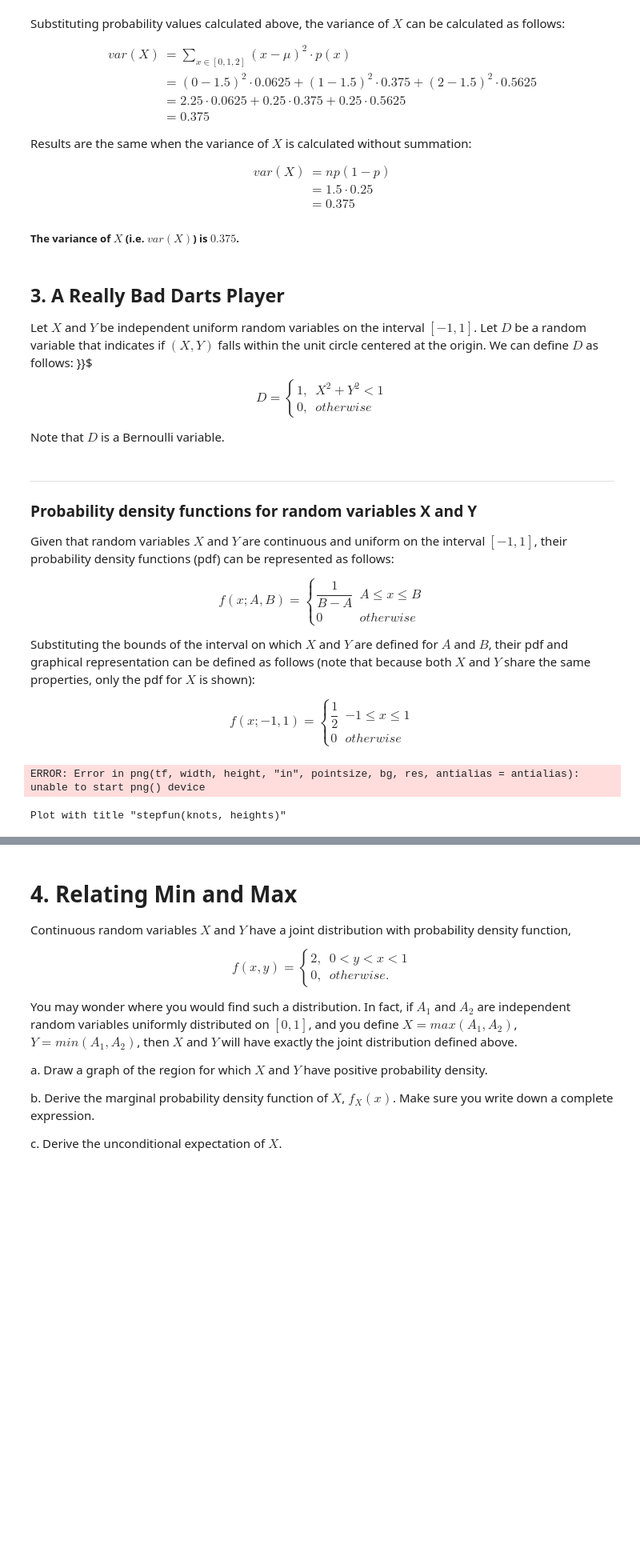
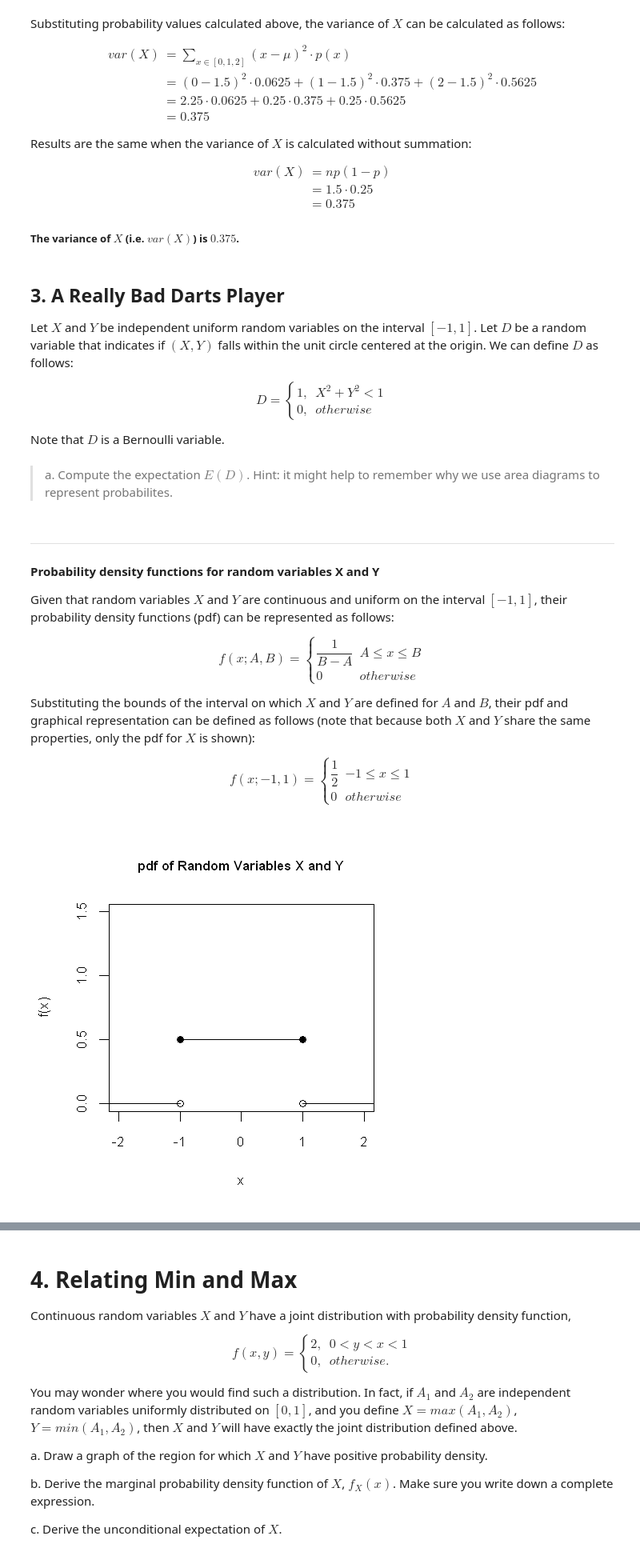
Before and after one commit to bdandersen-berkeley/mids, a Jupyter notebook: W203/homework/Brad_Andersen_lab_1.ipynb, the cells around one changed output, grey strips where cells are left out. Shown at 80% size. Drawn from its saved outputs; the diff is of its cells as text; code cells hidden in the pictures; blank space fills up the shorter version.

```diff
--- a/W203/homework/Brad_Andersen_lab_1.ipynb
+++ b/W203/homework/Brad_Andersen_lab_1.ipynb
@@ -255,7 +255,7 @@ var(X) & = np(1 - p) \\
 ## 3. A Really Bad Darts Player
 
 Let $X$ and $Y$ be independent uniform random variables on the interval $[-1,1]$.  Let $D$ be a random variable that indicates if $(X,Y)$ falls within the unit circle centered at the origin.  We can define $D$ as follows:
-}}$
+
 $$ D = \begin{cases}
 1, &X^2 + Y^2 < 1 \\
 0, &otherwise
@@ -263,9 +263,11 @@ $$ D = \begin{cases}
 $$
 
 Note that $D$ is a Bernoulli variable.
+# %% [markdown]
+> a. Compute the expectation $E(D)$.  Hint: it might help to remember why we use area diagrams to represent probabilites.
 # %% [markdown]
 ---
-### Probability density functions for random variables X and Y
+#### Probability density functions for random variables X and Y
 
 Given that random variables $X$ and $Y$ are continuous and uniform on the interval $[-1,1]$, their probability density functions (pdf) can be represented as follows:
 
@@ -285,12 +287,22 @@ f(x; -1, 1) = \begin{cases}
 \end{cases}
 $$
 # %%
+options(repr.plot.width=4, repr.plot.height=4)
+par(ps = 10, cex = 1, cex.main = 1)
 a <- -1; b <- 1; min_x <- a - 1; max_x <- b + 1; prob_x <- 1 / (b - a);
 knots <- c(a, b); heights <- c(0, prob_x, 0);
-plot(stepfun(knots, heights), verticals = FALSE, xlab="x", ylab="f(x)", xlim = c(-2, 2), ylim = c(0, 1.5), do.points = FALSE)
+plot(
+    stepfun(knots, heights),
+    verticals = FALSE,
+    xlab="x",
+    ylab="f(x)",
+    xlim = c(-2, 2),
+    ylim = c(0, 1.5),
+    do.points = FALSE,
+    main = "pdf of Random Variables X and Y"
+)
 points(c(a, b), c(0, 0), pch = 1)
 points(c(a, b), c(prob_x, prob_x), pch = 19)
 # %% [output]
-ERROR: Error in png(tf, width, height, "in", pointsize, bg, res, antialias = antialias): unable to start png() device
-Plot with title "stepfun(knots, heights)"
+[figure, added]
 # %% [markdown]
```
Also changed, not shown: parts of 8 cells of this notebook, 2 other files.
